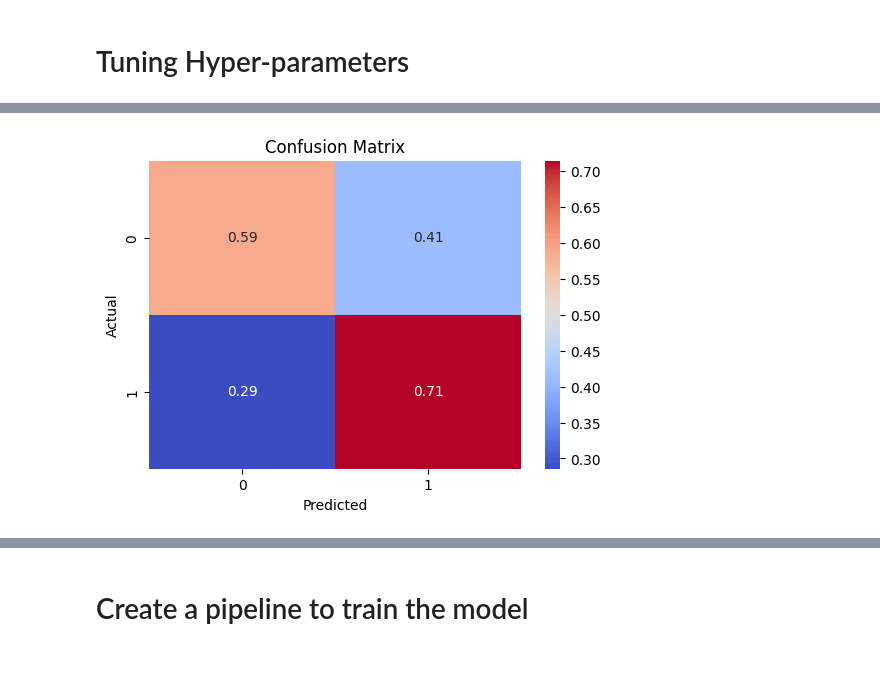
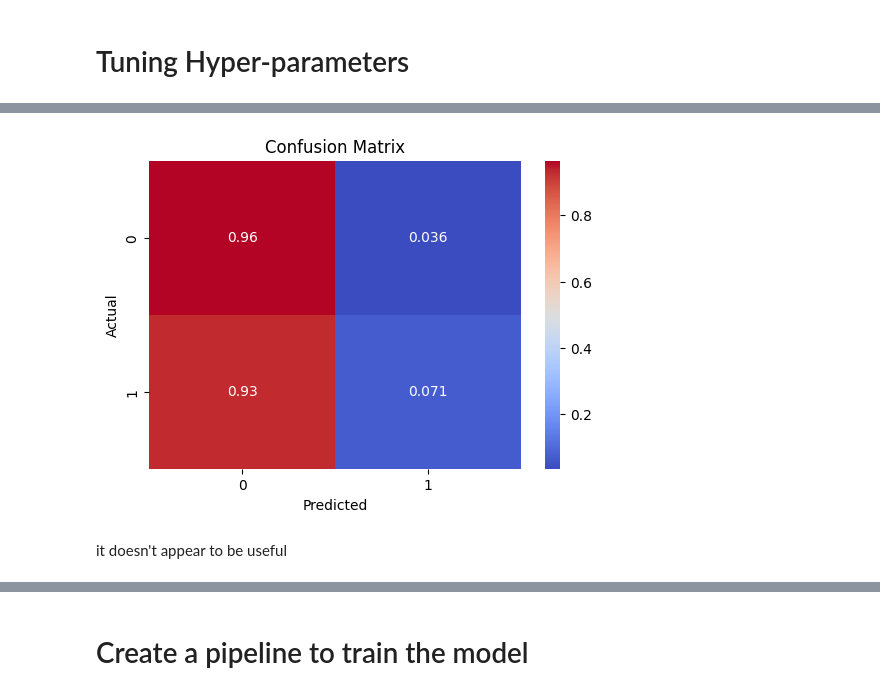
Before and after one commit to noam-chretiennot/cloud-DP100-project, a Jupyter notebook: project.ipynb, the cells around one changed output, grey strips where cells are left out. Saved outputs shown, nothing was run; the diff lists cells and outputs as text; code cells hidden in the pictures; blank space fills up the shorter version.

```diff
--- a/project.ipynb
+++ b/project.ipynb
@@ -81,14 +81,14 @@ y = df["recurence"]
 # convert the y to numeric
 y= y.apply(lambda x: 1 if x == "recurrence-events" else 0)
 
-# convert the age to numeric /10
-X["age"] = X["age"].apply(lambda x: int(x.split("-")[0]))
+# convert the age to numeric
+X["age"] = X["age"].apply(lambda x: (int(x.split("-")[0])+int(x.split("-")[1]))/2)
 # convert the menopause starting age to numeric
 X["menopause"] = X["menopause"].apply(lambda x: 1 if x == "lt40" else (2 if x == "ge40" else 3))
 # convert the tumor size to numeric
-X["tumor-size"] = X["tumor-size"].apply(lambda x: int(x.split("-")[0]))
+X["tumor-size"] = X["tumor-size"].apply(lambda x: (int(x.split("-")[0])+int(x.split("-")[1]))/2)
 # convert the inv-nodes to numeric
-X["inv-nodes"] = X["inv-nodes"].apply(lambda x: int(x.split("-")[0]))
+X["inv-nodes"] = X["inv-nodes"].apply(lambda x: (int(x.split("-")[0])+int(x.split("-")[1]))/2)
 # convert the node-caps to numeric
 X["node-caps"] = X["node-caps"].apply(lambda x: 1 if x == "yes" else 0)
 # convert the impacted breast to numeric
@@ -219,7 +223,7 @@ from sklearn.svm import SVC
 
 with mlflow.start_run():
     # train the model
-    model = SVC(class_weight={0:1, 1:3.8}).fit(X_train, y_train)
+    model = SVC(class_weight={0:1, 1:3}).fit(X_train, y_train)
 
     # evaluate the model
     y_pred = model.predict(X_test)
@@ -325,7 +340,7 @@ study.best_params
 # %%
 with mlflow.start_run():
     # train the SVM model with the best parameters (+ uses class_weight instead of resampling)
-    model = SVC(class_weight={0:1, 1:3.8}, **study.best_params).fit(X_train, y_train)
+    model = SVC(class_weight={0:1, 1:3}, **study.best_params).fit(X_train, y_train)
 
     # evaluate the model
     y_pred = model.predict(X_test)
@@ -350,4 +365,6 @@ with mlflow.start_run():
-[figure, old version]
+[figure, new version]
+# %% [markdown]
+it doesn't appear to be useful
 # %%
 # Search for all runs
 runs = mlflow.search_runs()
```
Also changed, not shown: parts of 19 cells of this notebook, 5 other files.
